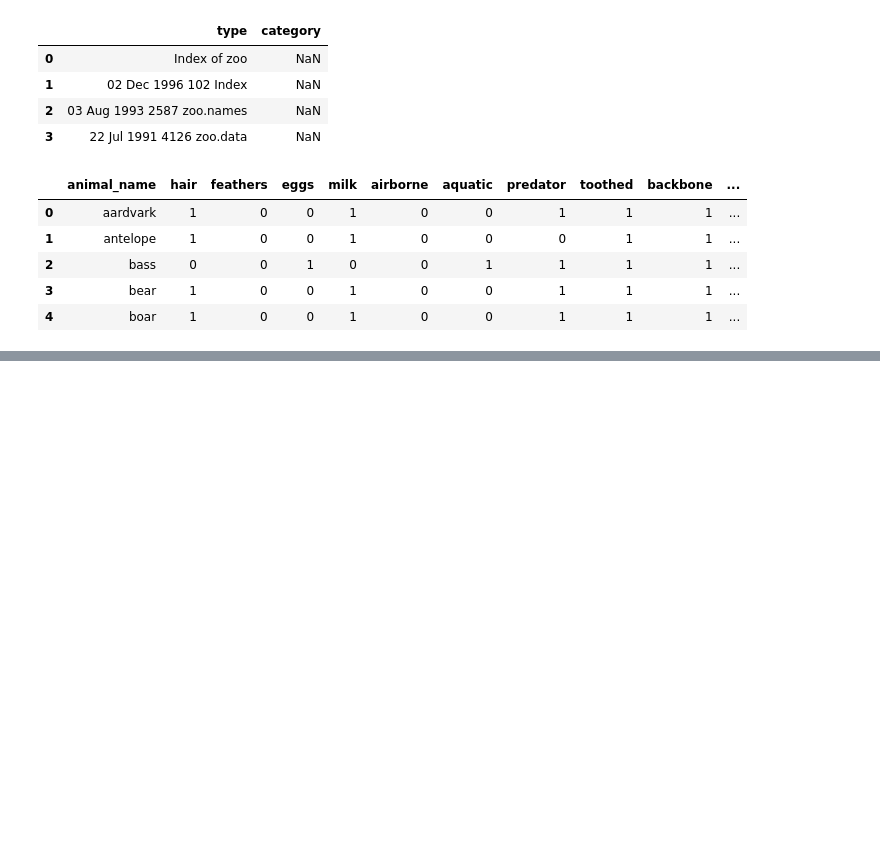
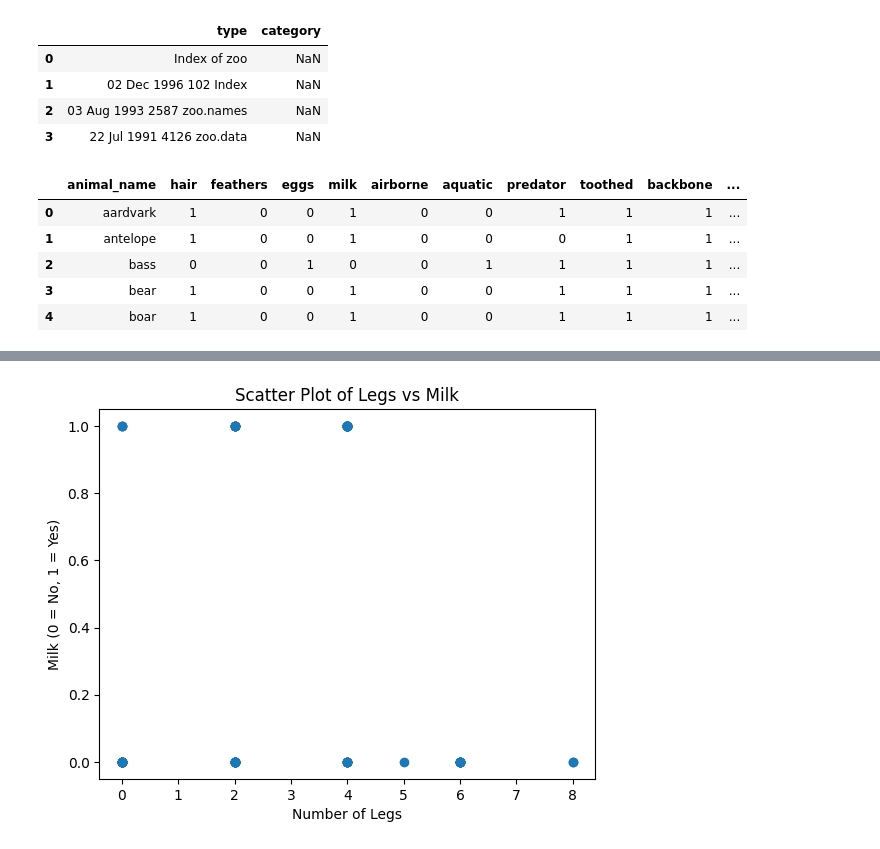
Before and after one commit to deekshasoota/ML-lab-project, a Jupyter notebook: basicdataanalysisusingnumpypandas.ipynb, the cells around one changed output, grey strips where cells are left out. Saved outputs shown, nothing was run; the diff lists cells and outputs as text; code cells hidden in the pictures; blank space fills up the shorter version.

```diff
--- a/basicdataanalysisusingnumpypandas.ipynb
+++ b/basicdataanalysisusingnumpypandas.ipynb
@@ -222,0 +329,8 @@ df.to_csv("zoo_cleaned.csv", index=False)
+# %%
+plt.scatter(df["legs"], df["milk"])
+plt.title("Scatter Plot of Legs vs Milk")
+plt.xlabel("Number of Legs")
+plt.ylabel("Milk (0 = No, 1 = Yes)")
+plt.show()
+# %% [output]
+[figure, added]
```
Also changed, not shown: parts of 15 cells of this notebook.
